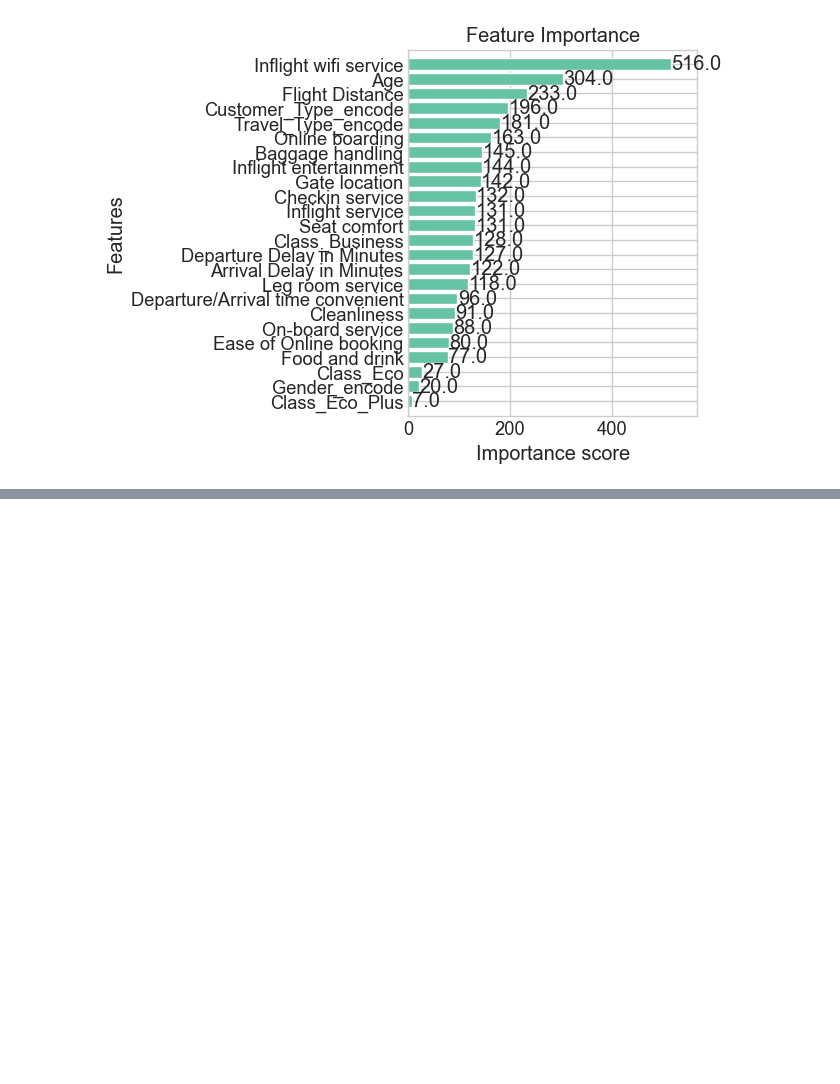
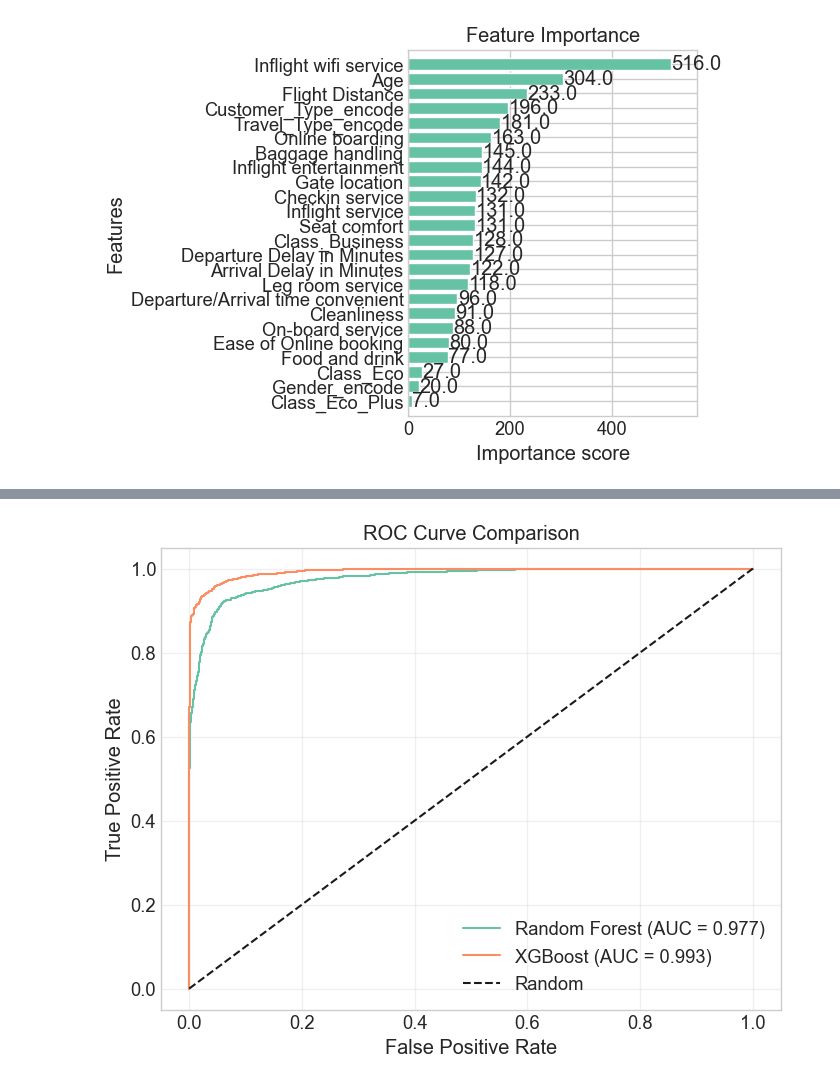
Before and after one commit to ZS-nus/DSS5104_GroupProject, a Jupyter notebook: components/zs.ipynb, the cells around one changed output, grey strips where cells are left out. Saved outputs shown, nothing was run; the diff lists cells and outputs as text; code cells hidden in the pictures; blank space fills up the shorter version.

```diff
--- a/components/zs.ipynb
+++ b/components/zs.ipynb
@@ -420,0 +557,28 @@ plt.show()
+# %%
+# Get probability predictions
+y_pred_rf_proba = rf_model.predict_proba(X_test[predictors])[:, 1]
+
+# Calculate ROC curve and AUC
+fpr_rf, tpr_rf, _ = roc_curve(y_test, y_pred_rf_proba)
+auc_rf = roc_auc_score(y_test, y_pred_rf_proba)
+
+# Plot ROC curve
+plt.figure(figsize=(8, 6))
+plt.plot(fpr_rf, tpr_rf, label=f'Random Forest (AUC = {auc_rf:.3f})')
+
+# Compare with XGBoost
+fpr_xgb, tpr_xgb, _ = roc_curve(y_test, y_pred_prob)
+auc_xgb = roc_auc_score(y_test, y_pred_prob)
+plt.plot(fpr_xgb, tpr_xgb, label=f'XGBoost (AUC = {auc_xgb:.3f})')
+
+# Add diagonal reference line
+plt.plot([0, 1], [0, 1], 'k--', label='Random')
+
+plt.xlabel('False Positive Rate')
+plt.ylabel('True Positive Rate')
+plt.title('ROC Curve Comparison')
+plt.legend(loc='lower right')
+plt.grid(alpha=0.3)
+plt.show()
+# %% [output]
+[figure, added]
```
Also changed, not shown: parts of 25 cells of this notebook, 3 other files.
